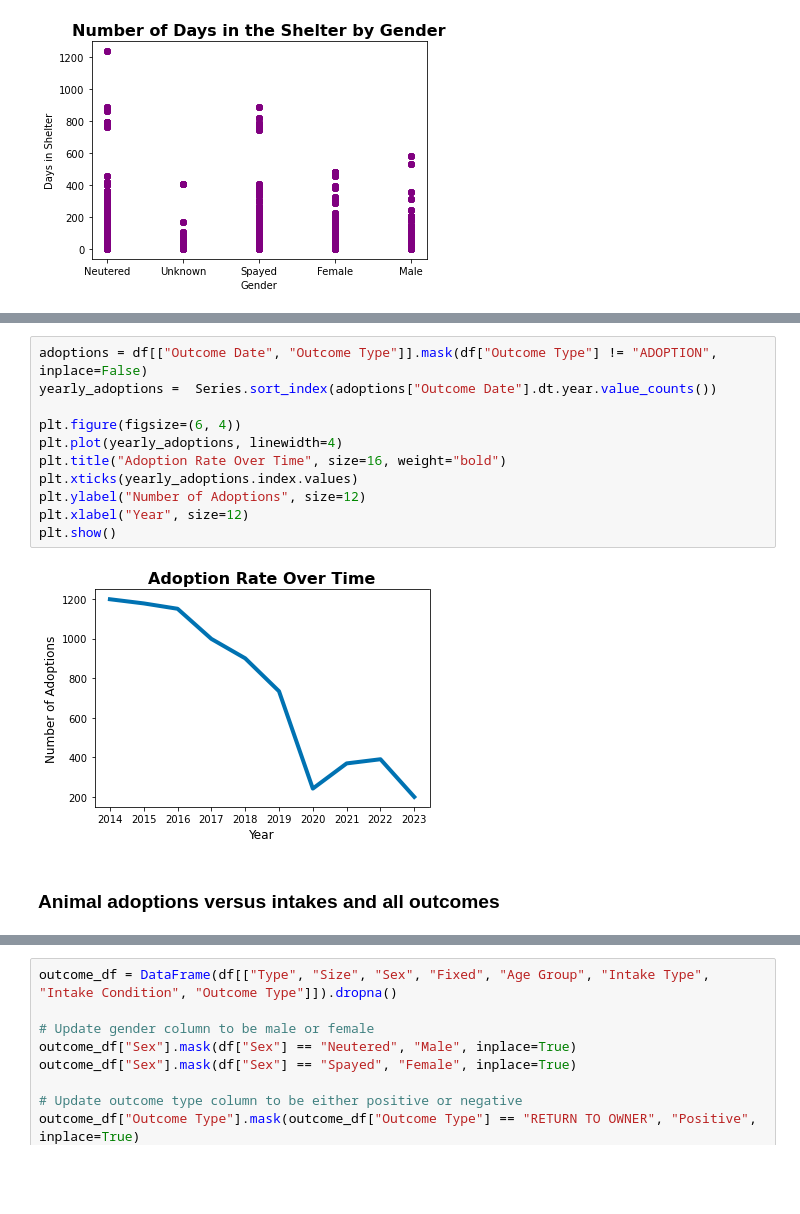
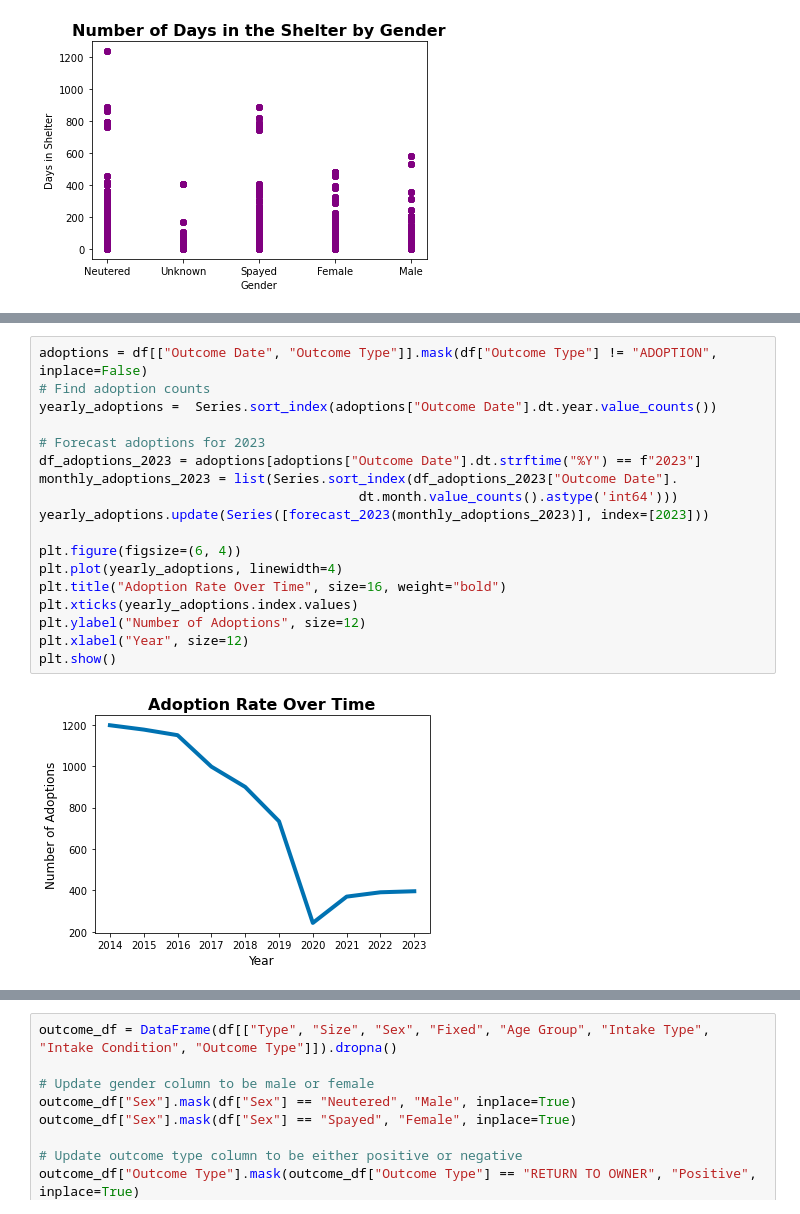
Before and after one commit to cillam/animal_shelter, a Jupyter notebook: animal_shelter_data_analysis.ipynb, the cells around one changed output, grey strips where cells are left out. Cells and saved outputs as stored; diff of their text form; blank space fills up the shorter version.

Commit message:
Updated text, added 2023 forecast for adoption rate, added averages/histogram to length of stay section

```diff
--- a/animal_shelter_data_analysis.ipynb
+++ b/animal_shelter_data_analysis.ipynb
@@ -242,15 +289,20 @@ The average length of stay for an animal that gets adopted is 33.8 days, versus
 # %%
 adoptions = df[["Outcome Date", "Outcome Type"]].mask(df["Outcome Type"] != "ADOPTION", inplace=False)
+# Find adoption counts
 yearly_adoptions =  Series.sort_index(adoptions["Outcome Date"].dt.year.value_counts())
+
+# Forecast adoptions for 2023
+df_adoptions_2023 = adoptions[adoptions["Outcome Date"].dt.strftime("%Y") == f"2023"]
+monthly_adoptions_2023 = list(Series.sort_index(df_adoptions_2023["Outcome Date"].
+                                         dt.month.value_counts().astype('int64')))
+yearly_adoptions.update(Series([forecast_2023(monthly_adoptions_2023)], index=[2023]))
 
 plt.figure(figsize=(6, 4))
 plt.plot(yearly_adoptions, linewidth=4)
 plt.title("Adoption Rate Over Time", size=16, weight="bold")
 plt.xticks(yearly_adoptions.index.values)
 plt.ylabel("Number of Adoptions", size=12)
 plt.xlabel("Year", size=12)
 plt.show()
 # %% [output]
-[figure, old version]
+[figure, new version]
-# %% [markdown]
-### Animal adoptions versus intakes and all outcomes
```
Also changed, not shown: parts of 38 cells of this notebook, 2 other files.
